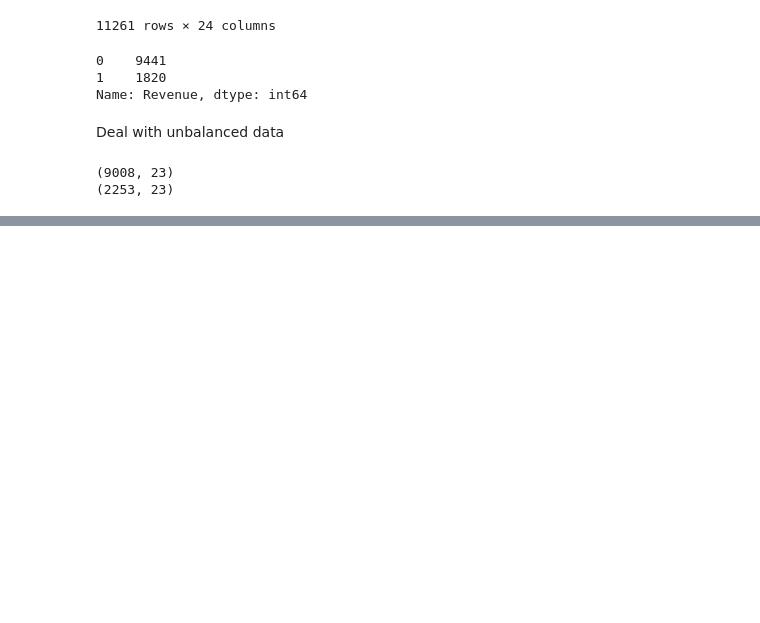
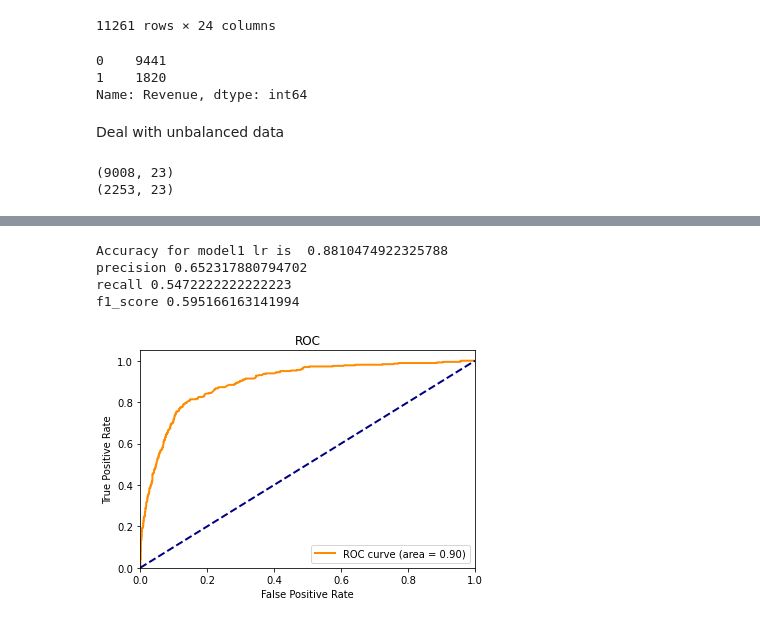
Before and after one commit to lokkkkkk111/onlinePurchasesPrediction, a Jupyter notebook: ESE527Project.ipynb, the cells around one changed output, grey strips where cells are left out. Saved outputs shown, nothing was run; the diff lists cells and outputs as text; code cells hidden in the pictures; blank space fills up the shorter version.

```diff
--- a/ESE527Project.ipynb
+++ b/ESE527Project.ipynb
@@ -914 +878,16 @@ prediction_rf=model.predict(X_test)
+# %%
+# Adaboost
+# use decision tree as our base classifier
+base_estimator = DecisionTreeClassifier(max_depth=1)
+
+# initialize the Adaboost model
+model = AdaBoostClassifier(base_estimator=base_estimator)
+model.fit(X_train,y_train)
+test(model,X_test,y_test)
+# %% [output]
+Accuracy for model1 lr is  0.8810474922325788
+precision 0.652317880794702
+recall 0.5472222222222223
+f1_score 0.595166163141994
+[figure, added]
 # %%
```
Also changed, not shown: parts of 57 cells of this notebook.
